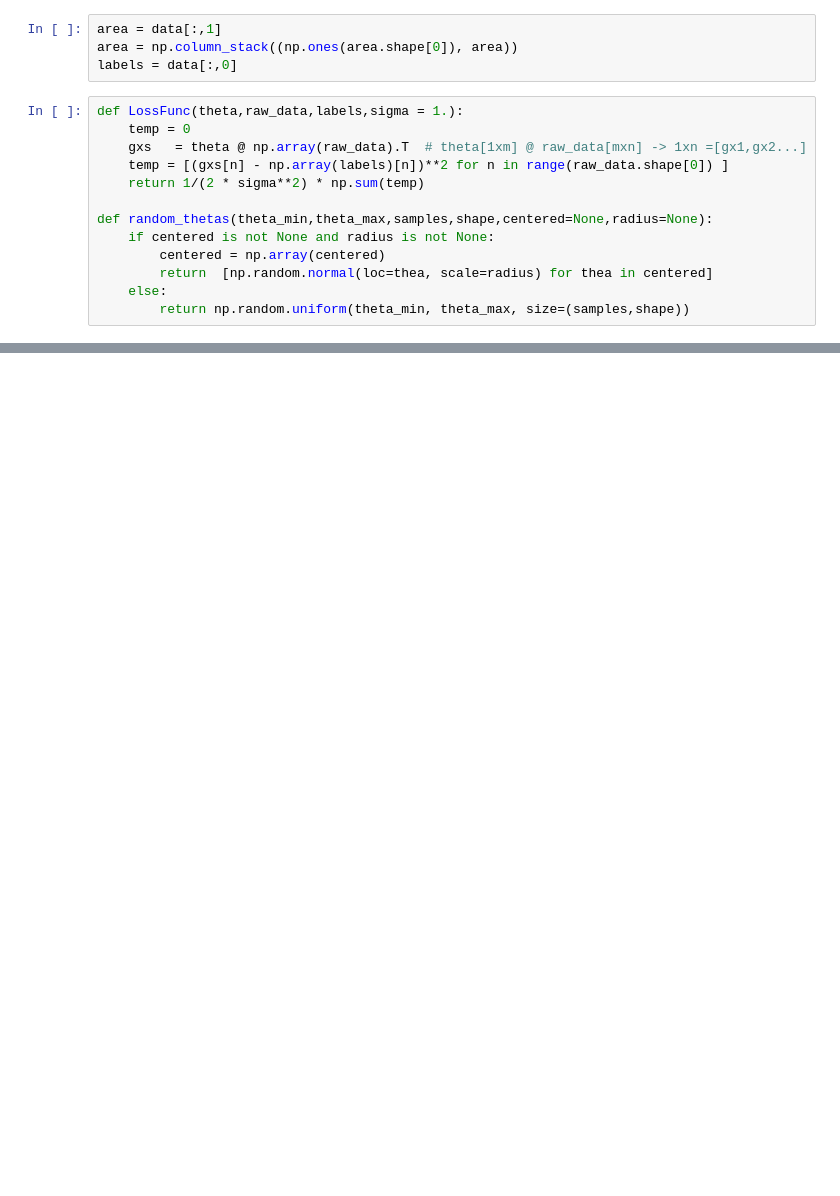
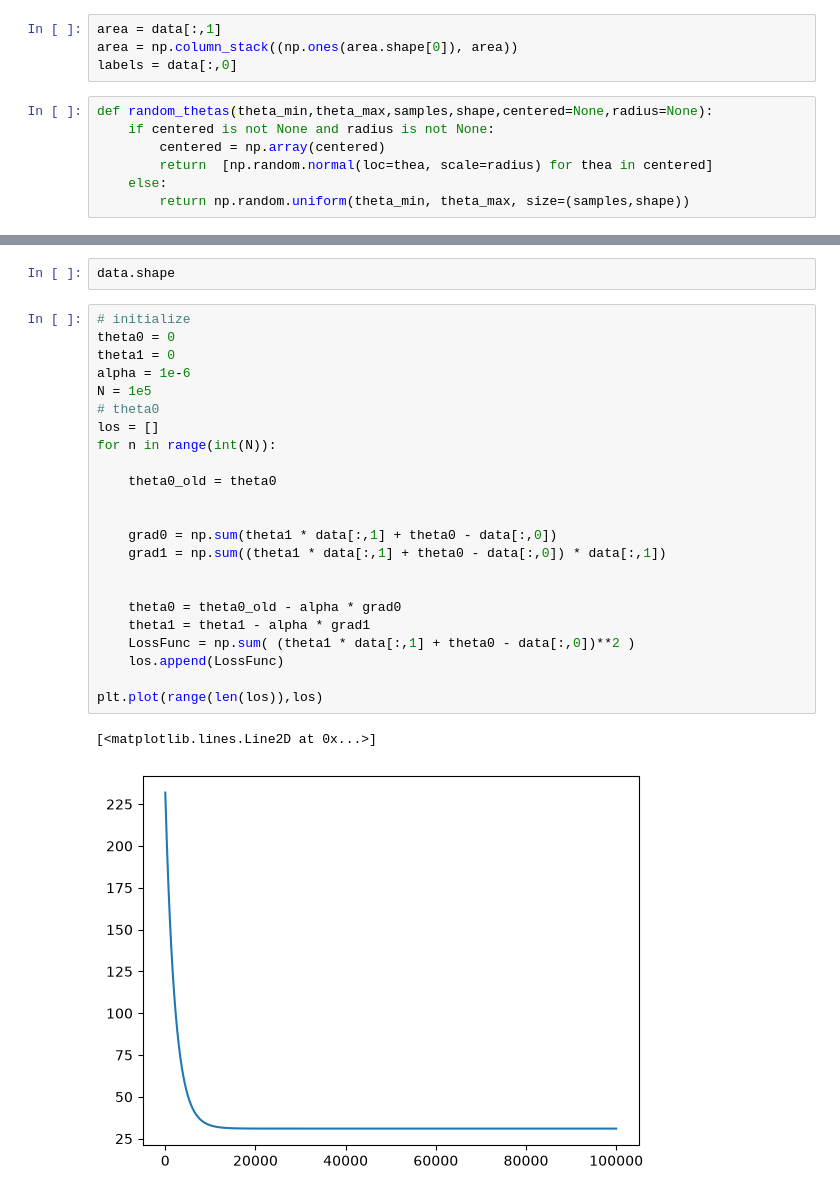
Before and after one commit to Catch1123/Deep_Learning_PyTorch, a Jupyter notebook: my_test/price-size.ipynb, the cells around one changed output, grey strips where cells are left out. Drawn from its saved outputs; the diff is of its cells as text; blank space fills up the shorter version.

```diff
--- a/my_test/price-size.ipynb
+++ b/my_test/price-size.ipynb
@@ -17,12 +27,6 @@ area = data[:,1]
 area = np.column_stack((np.ones(area.shape[0]), area))
 labels = data[:,0]
 # %%
-def LossFunc(theta,raw_data,labels,sigma = 1.):
-    temp = 0
-    gxs   = theta @ np.array(raw_data).T  # theta[1xm] @ raw_data[mxn] -> 1xn =[gx1,gx2...]
-    temp = [(gxs[n] - np.array(labels)[n])**2 for n in range(raw_data.shape[0]) ]
-    return 1/(2 * sigma**2) * np.sum(temp)
-
 def random_thetas(theta_min,theta_max,samples,shape,centered=None,radius=None):
     if centered is not None and radius is not None:
         centered = np.array(centered)
@@ -88,0 +133,28 @@ Optimal parameters: [-88.8459803    9.59697147]
+# %%
+data.shape
+# %%
+# initialize
+theta0 = 0
+theta1 = 0
+alpha = 1e-6
+N = 1e5
+# theta0
+los = []
+for n in range(int(N)):
+
+    theta0_old = theta0
+
+
+    grad0 = np.sum(theta1 * data[:,1] + theta0 - data[:,0])
+    grad1 = np.sum((theta1 * data[:,1] + theta0 - data[:,0]) * data[:,1])
+
+
+    theta0 = theta0_old - alpha * grad0
+    theta1 = theta1 - alpha * grad1
+    LossFunc = np.sum( (theta1 * data[:,1] + theta0 - data[:,0])**2 )
+    los.append(LossFunc)
+
+plt.plot(range(len(los)),los)
+# %% [output]
+[<matplotlib.lines.Line2D at 0x...>]
+[figure, added]
```
Also changed, not shown: parts of 10 cells of this notebook, 1 other file.
